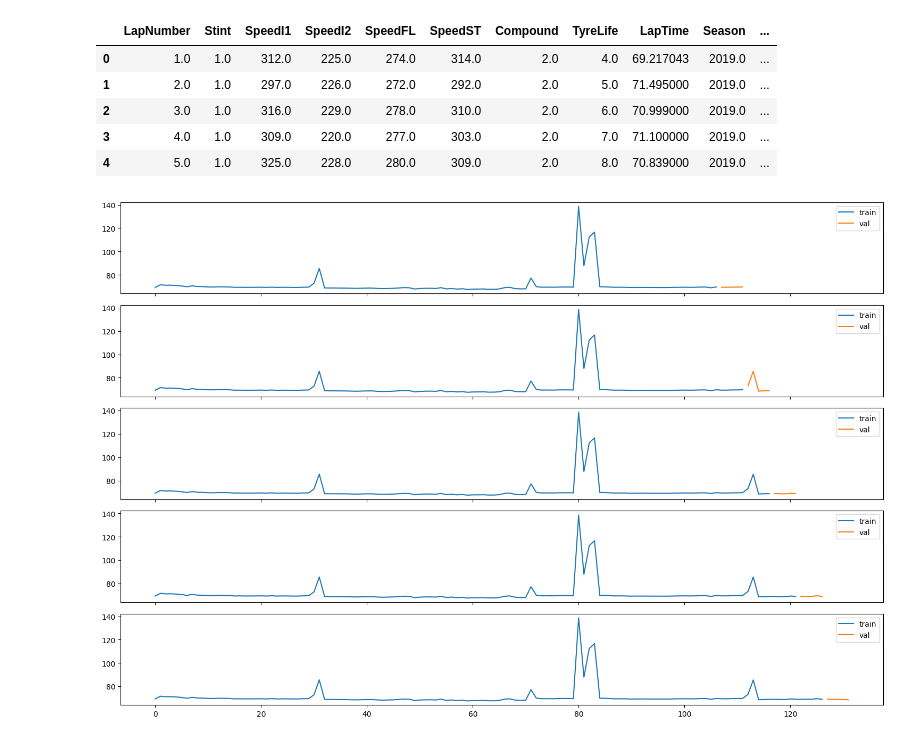
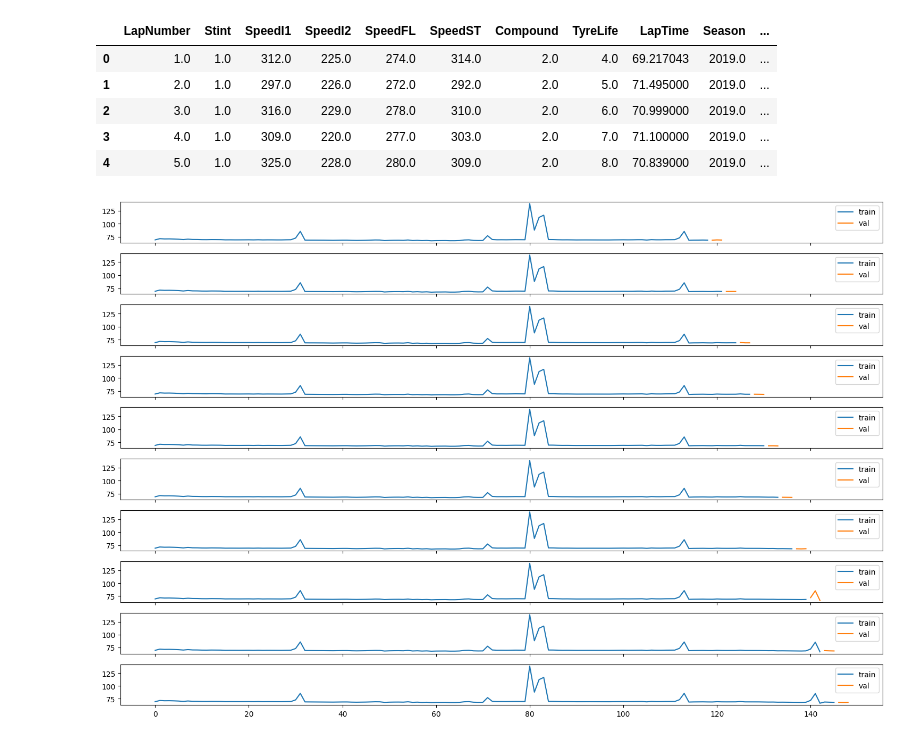
Before and after one commit to vicmcl/ml-laptime, a Jupyter notebook: ml_laptime/notebook/train.ipynb, the cells around one changed output. Cells and saved outputs as stored; diff of their text form; code cells hidden in the pictures.

```diff
--- a/ml_laptime/notebook/train.ipynb
+++ b/ml_laptime/notebook/train.ipynb
@@ -159,25 +159,26 @@ df.head()
 | 3 | 4.0 | 1.0 | 309.0 | 220.0 | 277.0 | 303.0 | 2.0 | 7.0 | 71.100000 | 2019.0 | ... |
 | 4 | 5.0 | 1.0 | 325.0 | 228.0 | 280.0 | 309.0 | 2.0 | 8.0 | 70.839000 | 2019.0 | ... |
 # %%
-df_train, df_test = df.iloc[:-20], df.iloc[-20:]
+df_train, df_test = df.iloc[:-3], df.iloc[-3:]
 # %%
 from sklearn.model_selection import TimeSeriesSplit
 
-tss = TimeSeriesSplit(n_splits=5, test_size=5)
+n_splits = 10
+tss = TimeSeriesSplit(n_splits=n_splits, test_size=3)
 
-fig, axs = plt.subplots(5, 1, figsize=(15, 10), sharex=True)
+fig, axs = plt.subplots(n_splits, 1, figsize=(15, 10), sharex=True)
 fold = 0
 for train_idx, val_idx in tss.split(df_train):
     train = df_train.loc[train_idx]
     val = df_train.loc[val_idx]
     train['LapTime'].plot(ax=axs[fold], label='train')
     val['LapTime'].plot(ax=axs[fold], label='val')
     axs[fold].legend()
     fold += 1
 plt.tight_layout()
 plt.show()
 # %% [output]
-[figure, old version]
+[figure, new version]
 # %%
 def select_speed_trap(data):
     corr = data[['LapTime', 'SpeedI1', 'SpeedI2', 'SpeedFL', 'SpeedST']].corr()
```
Also changed, not shown: parts of 7 cells of this notebook.
